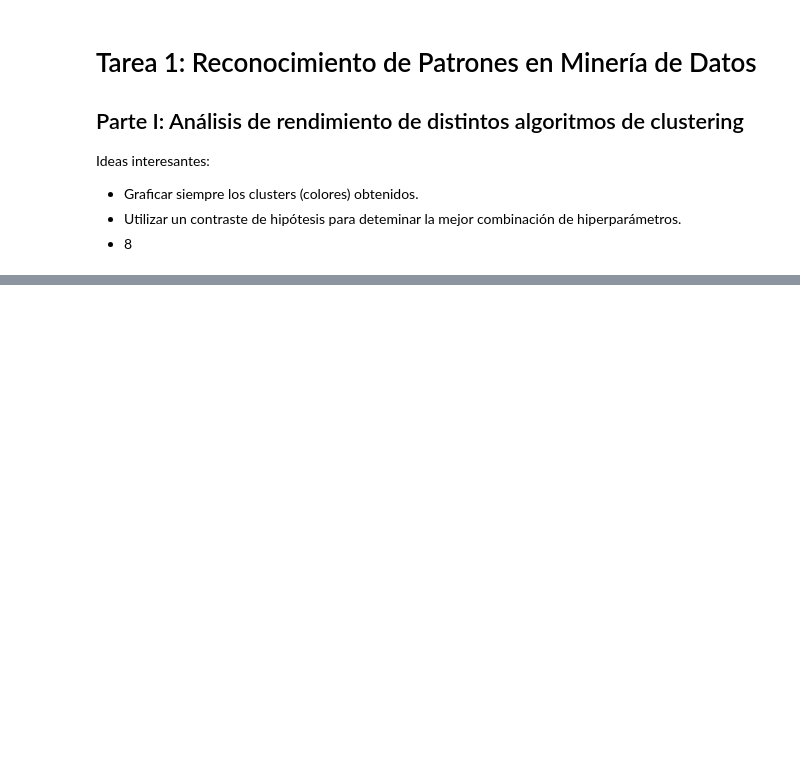
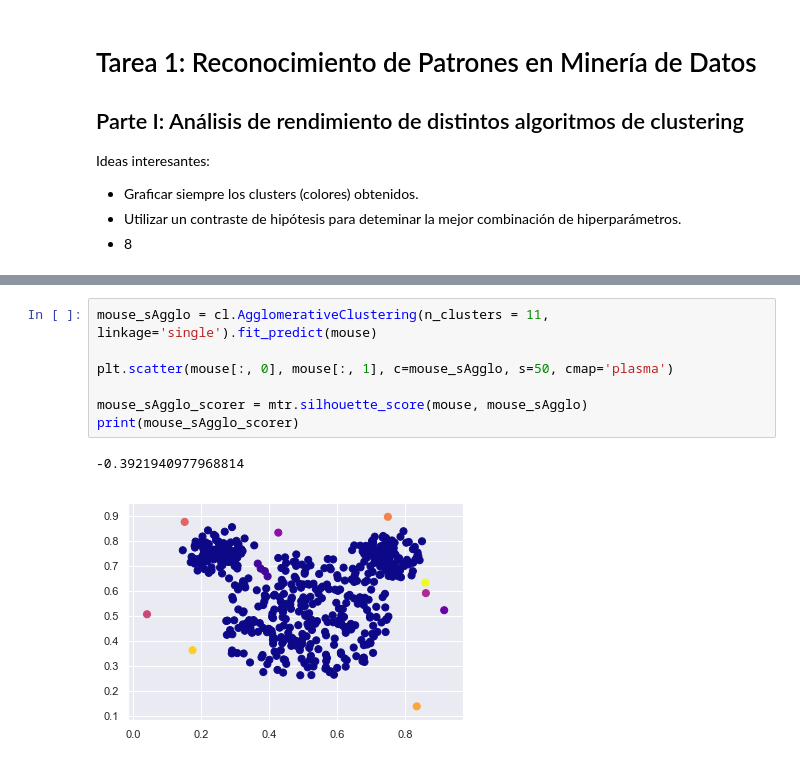
Before and after one commit to TattooeDeer/-DataMining-Tarea1, a Jupyter notebook: Parte_1.ipynb, the cells around one changed output, grey strips where cells are left out. Saved outputs shown, nothing was run; the diff lists cells and outputs as text; blank space fills up the shorter version.

```diff
--- a/Parte_1.ipynb
+++ b/Parte_1.ipynb
@@ -10,0 +92,10 @@ Ideas interesantes:
+# %%
+mouse_sAgglo = cl.AgglomerativeClustering(n_clusters = 11, linkage='single').fit_predict(mouse)
+
+plt.scatter(mouse[:, 0], mouse[:, 1], c=mouse_sAgglo, s=50, cmap='plasma')
+
+mouse_sAgglo_scorer = mtr.silhouette_score(mouse, mouse_sAgglo)
+print(mouse_sAgglo_scorer)
+# %% [output]
+-0.3921940977968814
+[figure, added]
```
Also changed, not shown: parts of 12 cells of this notebook, 2 other files.
